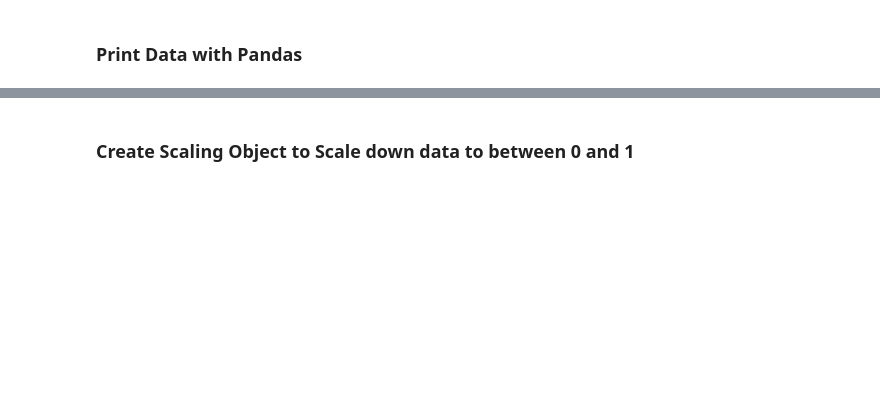
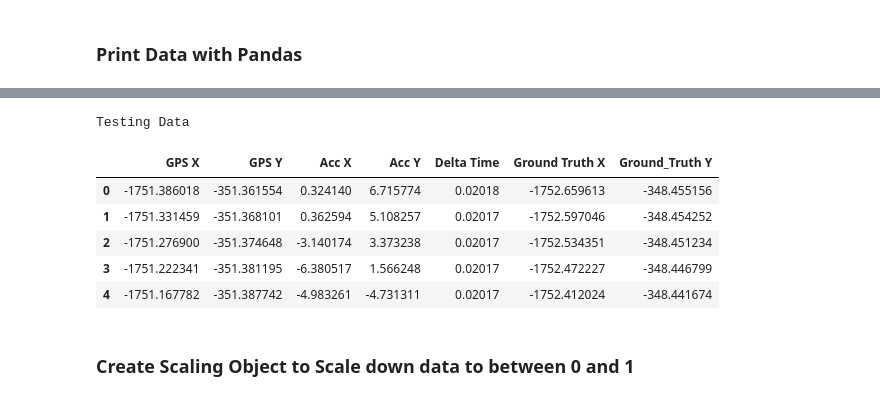
Before and after one commit to harrywaugh/ActivityTrackingWithSensorFusion, a Jupyter notebook: Analyse IMU Stream-RNN.ipynb, the cells around one changed output, grey strips where cells are left out. Drawn from its saved outputs; the diff is of its cells as text; code cells hidden in the pictures; blank space fills up the shorter version.

```diff
--- a/Analyse IMU Stream-RNN.ipynb
+++ b/Analyse IMU Stream-RNN.ipynb
@@ -96,17 +113,25 @@ training_frame['GPS X'].plot()
 # %%
 if(False):
     test_frame = pd.DataFrame(np.concatenate((test_data, test_labels), axis=1),
                                                  columns=['GPS X', 'GPS Y', 'Acc X', 'Acc Y',
                                                           'Delta Time', 'Ground Truth X', 'Ground_Truth Y'])
 else:
     test_frame = pd.DataFrame(np.concatenate((test_data, test_labels), axis=1),
                                                  columns=['GPS X', 'GPS Y', 'Acc X', 'Acc Y',
-                                                          'Vel X', 'Vel Y',
-                                                          'Mag X', 'Mag Y',
-                                                          'Gyro X', 'Gyro Y', 'Gyro Z',
+#                                                           'Vel X', 'Vel Y',
+#                                                           'Mag X', 'Mag Y',
+#                                                           'Gyro X', 'Gyro Y', 'Gyro Z',
                                                           'Delta Time', 'Ground Truth X', 'Ground_Truth Y'])
 print("Testing Data")
 display(test_frame.head(5))
+# %% [output]
+Testing Data
+|  | GPS X | GPS Y | Acc X | Acc Y | Delta Time | Ground Truth X | Ground_Truth Y |
+| 0 | -1751.386018 | -351.361554 | 0.324140 | 6.715774 | 0.02018 | -1752.659613 | -348.455156 |
+| 1 | -1751.331459 | -351.368101 | 0.362594 | 5.108257 | 0.02017 | -1752.597046 | -348.454252 |
+| 2 | -1751.276900 | -351.374648 | -3.140174 | 3.373238 | 0.02017 | -1752.534351 | -348.451234 |
+| 3 | -1751.222341 | -351.381195 | -6.380517 | 1.566248 | 0.02017 | -1752.472227 | -348.446799 |
+| 4 | -1751.167782 | -351.387742 | -4.983261 | -4.731311 | 0.02017 | -1752.412024 | -348.441674 |
 # %% [markdown]
 ### Create Scaling Object to Scale down data to between 0 and 1
 # %%
```
Also changed, not shown: parts of 18 cells of this notebook, 7 other files.
